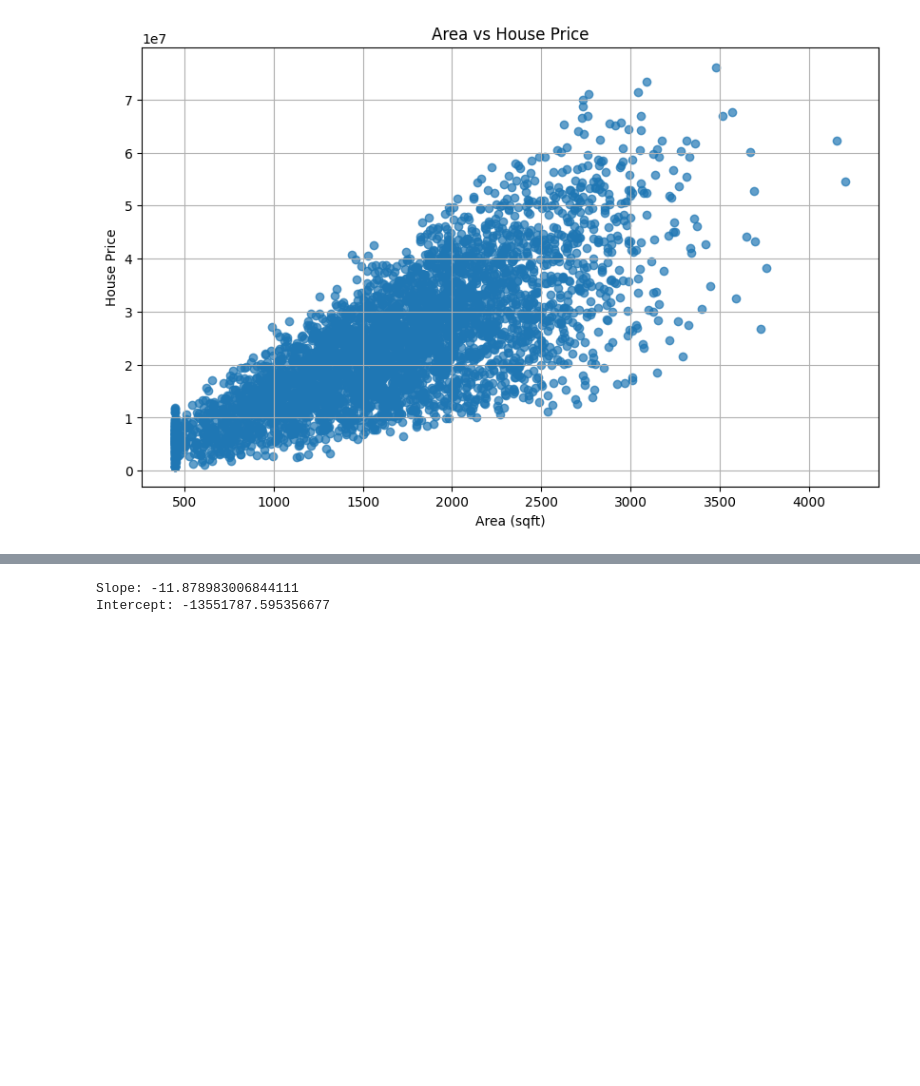
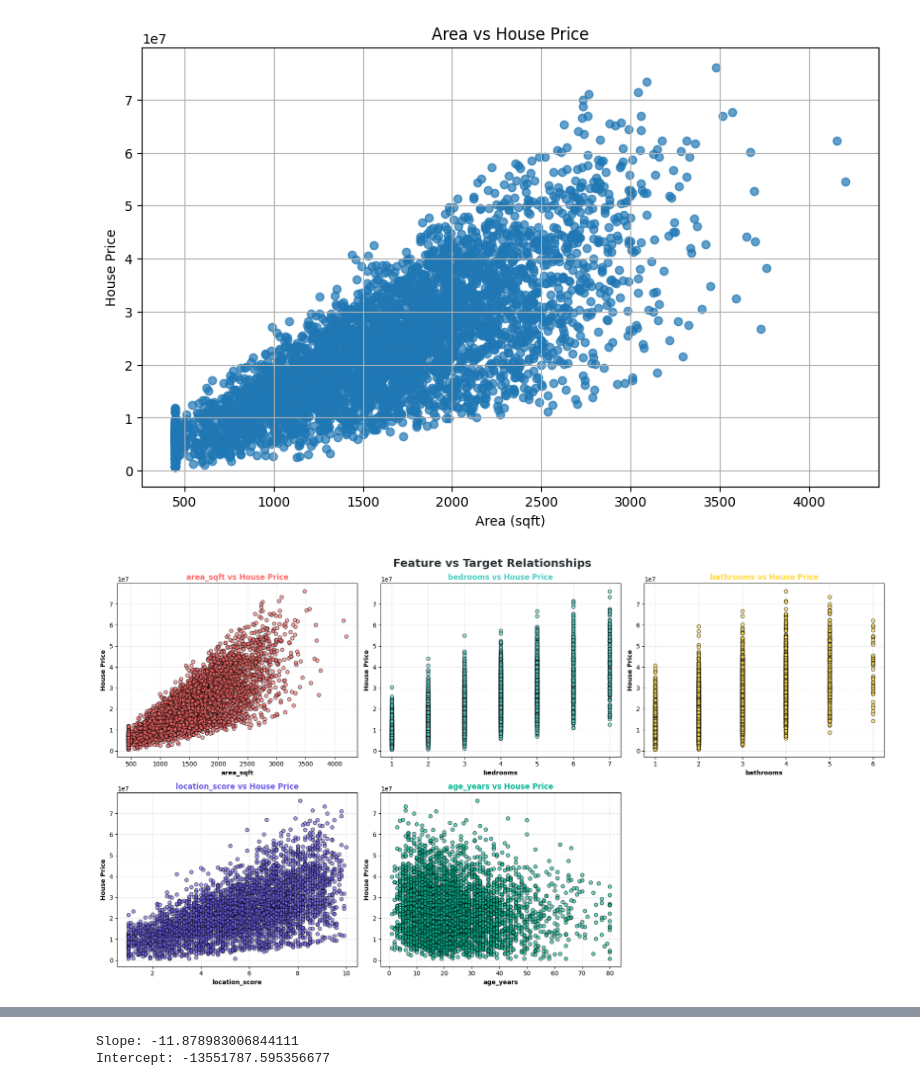
Before and after one commit to dishalukhi123/Supervised-Learning, a Jupyter notebook: PR 1/house_price.ipynb, the cells around one changed output, grey strips where cells are left out. Drawn from its saved outputs; the diff is of its cells as text; code cells hidden in the pictures; blank space fills up the shorter version.

```diff
--- a/PR 1/house_price.ipynb
+++ b/PR 1/house_price.ipynb
@@ -159,0 +174,72 @@ plt.show()
+# %%
+FEATURES = [
+    'area_sqft',
+    'bedrooms',
+    'bathrooms',
+    'location_score',
+    'age_years'
+]
+
+TARGET = 'house_price_inr'
+
+colors = ['#FF6B6B', '#4ECDC4', '#FFD93D', '#6C5CE7', '#00B894']
+
+fig, axes = plt.subplots(2, 3, figsize=(18, 10))
+axes = axes.flatten()
+
+for i, feat in enumerate(FEATURES):
+
+    axes[i].scatter(
+        df[feat],
+        df[TARGET],
+        alpha=0.6,
+        color=colors[i],
+        s=35,
+        edgecolor='black'
+    )
+
+    axes[i].set_xlabel(
+        feat,
+        fontsize=10,
+        fontweight='bold'
+    )
+
+    axes[i].set_ylabel(
+        'House Price',
+        fontsize=10,
+        fontweight='bold'
+    )
+
+    axes[i].set_title(
+        f'{feat} vs House Price',
+        fontsize=12,
+        fontweight='bold',
+        color=colors[i]
+    )
+
+    axes[i].grid(
+        True,
+        linestyle='--',
+        alpha=0.4
+    )
+
+fig.delaxes(axes[5])
+
+# Main title
+plt.suptitle(
+    'Feature vs Target Relationships',
+    fontsize=18,
+    fontweight='bold',
+    color='#2D3436'
+)
+
+plt.tight_layout()
+
+plt.savefig(
+    'Feature_vs_Target_Colorful.png',
+    dpi=150
+)
+
+plt.show()
+# %% [output]
+[figure, added]
```
Also changed, not shown: parts of 23 cells of this notebook, 6 other files.
